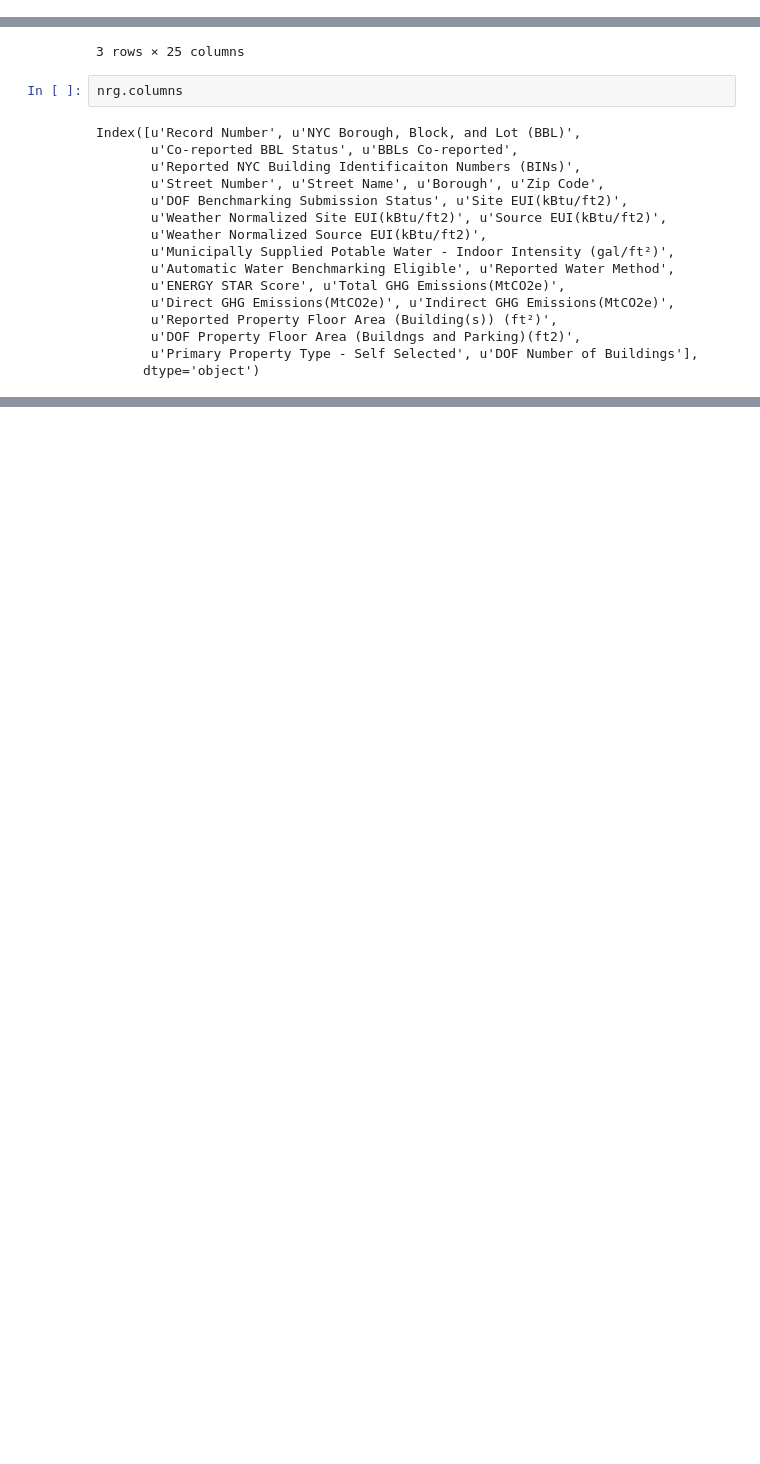
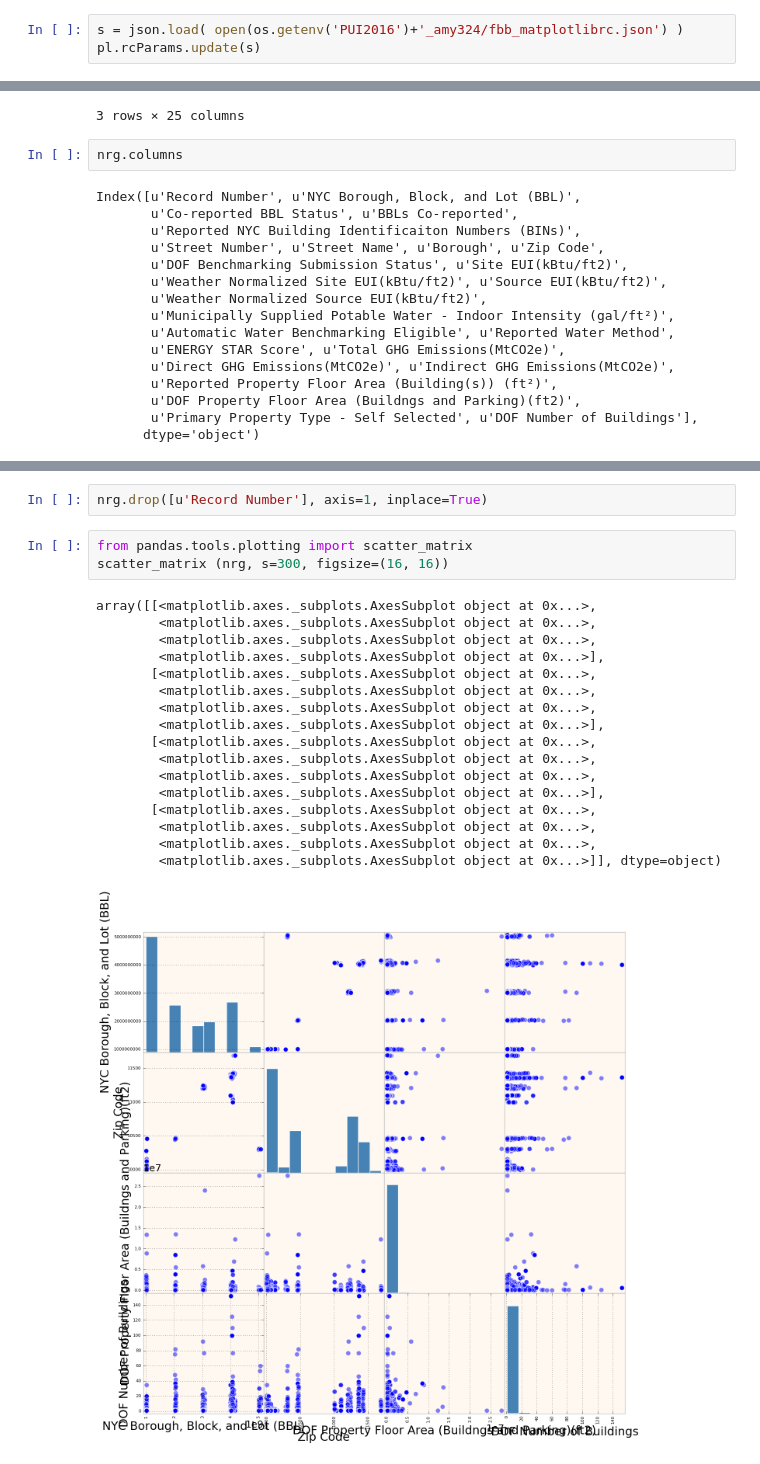
Before and after one commit to amyoshino/PUI2016_amy324, a Jupyter notebook: HW6_amy324/Homework_6_assignment_1.ipynb, the cells around one changed output, grey strips where cells are left out. Saved outputs shown, nothing was run; the diff lists cells and outputs as text; blank space fills up the shorter version.

```diff
--- a/HW6_amy324/Homework_6_assignment_1.ipynb
+++ b/HW6_amy324/Homework_6_assignment_1.ipynb
@@ -19,3 +25,6 @@ os.getenv('PUIDATA')
+# %%
+s = json.load( open(os.getenv('PUI2016')+'_amy324/fbb_matplotlibrc.json') )
+pl.rcParams.update(s)
 # %%
 nrg = pd.read_csv(os.getenv("PUIDATA") + "/" + "Energy_and_Water_Data_Disclosure_for_Local_Law_84__2013_.csv")
 # %%
@@ -54,0 +78,23 @@ IOError: Unable to open /home/cusp/amy324/PUIdata/MNMapPLUTO.shx or /home/cusp/a
+# %%
+nrg.drop([u'Record Number'], axis=1, inplace=True)
+# %%
+from pandas.tools.plotting import scatter_matrix
+scatter_matrix (nrg, s=300, figsize=(16, 16))
+# %% [output]
+array([[<matplotlib.axes._subplots.AxesSubplot object at 0x...>,
+        <matplotlib.axes._subplots.AxesSubplot object at 0x...>,
+        <matplotlib.axes._subplots.AxesSubplot object at 0x...>,
+        <matplotlib.axes._subplots.AxesSubplot object at 0x...>],
+       [<matplotlib.axes._subplots.AxesSubplot object at 0x...>,
+        <matplotlib.axes._subplots.AxesSubplot object at 0x...>,
+        <matplotlib.axes._subplots.AxesSubplot object at 0x...>,
+        <matplotlib.axes._subplots.AxesSubplot object at 0x...>],
+       [<matplotlib.axes._subplots.AxesSubplot object at 0x...>,
+        <matplotlib.axes._subplots.AxesSubplot object at 0x...>,
+        <matplotlib.axes._subplots.AxesSubplot object at 0x...>,
+        <matplotlib.axes._subplots.AxesSubplot object at 0x...>],
+       [<matplotlib.axes._subplots.AxesSubplot object at 0x...>,
+        <matplotlib.axes._subplots.AxesSubplot object at 0x...>,
+        <matplotlib.axes._subplots.AxesSubplot object at 0x...>,
+        <matplotlib.axes._subplots.AxesSubplot object at 0x...>]], dtype=object)
+[figure, added]
```
Also changed, not shown: parts of 57 cells of this notebook.
